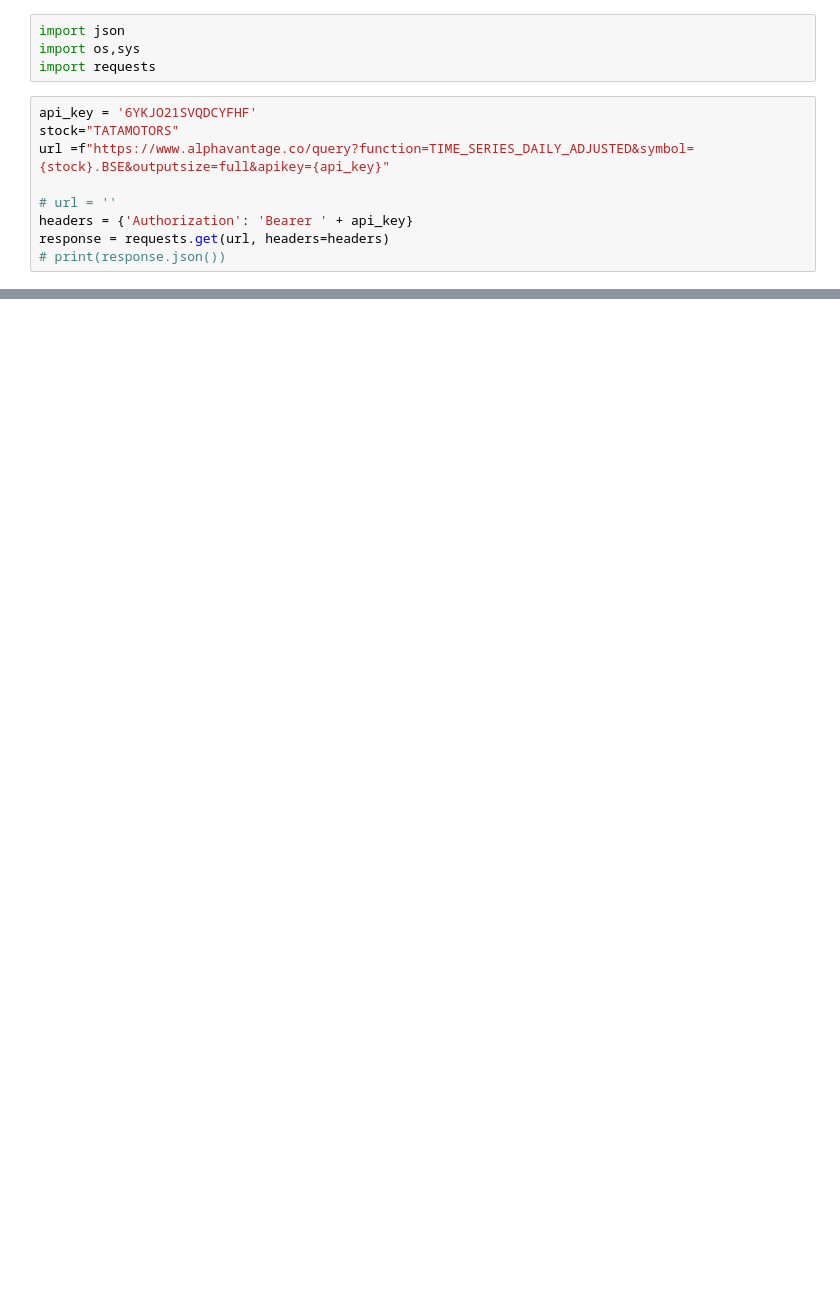
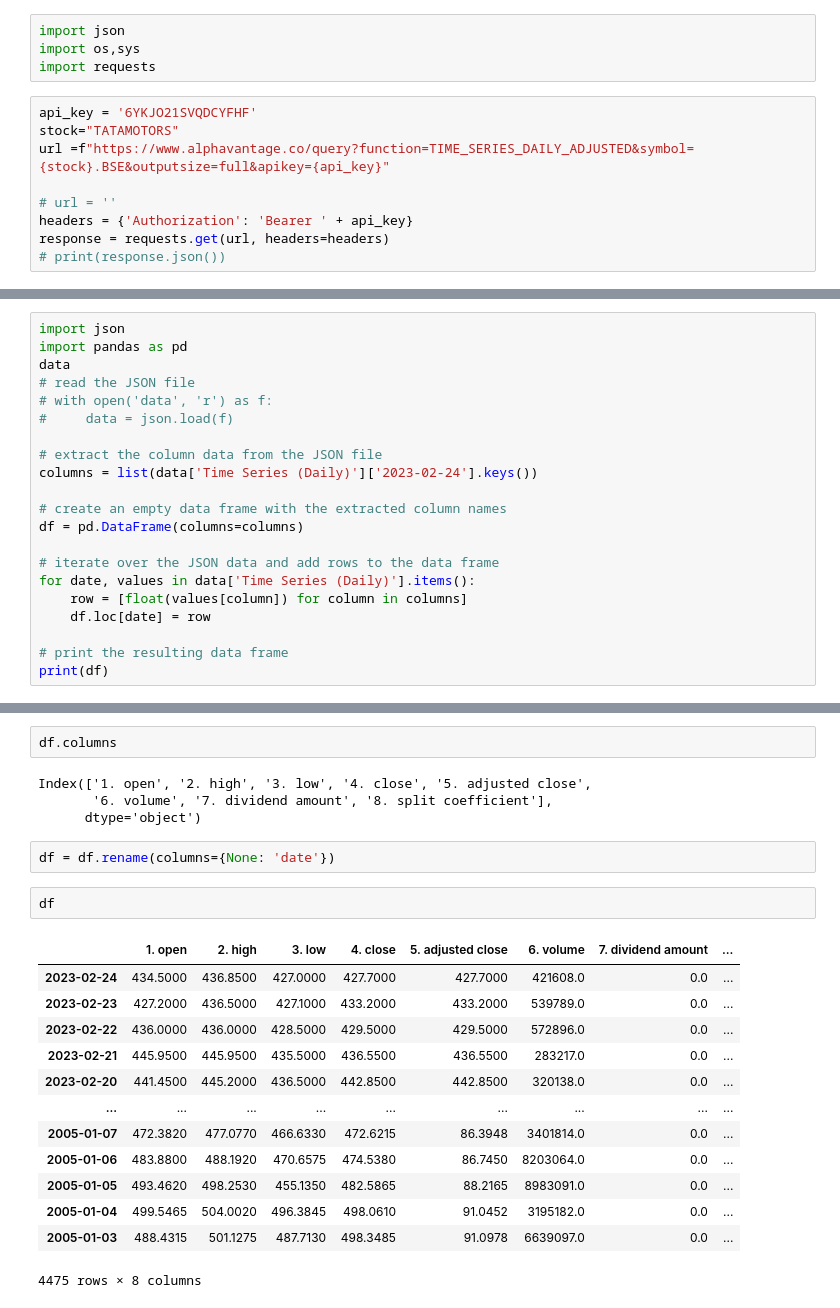
Before and after one commit to manish7065/Intern_finance, a Jupyter notebook: Notebook/trial.ipynb, the cells around one changed output, grey strips where cells are left out. Drawn from its saved outputs; the diff is of its cells as text; blank space fills up the shorter version.

Commit message:
Proper data frame in ipynb

```diff
--- a/Notebook/trial.ipynb
+++ b/Notebook/trial.ipynb
@@ -48,0 +162,21 @@ df
+# %%
+import json
+import pandas as pd
+data
+# read the JSON file
+# with open('data', 'r') as f:
+#     data = json.load(f)
+
+# extract the column data from the JSON file
+columns = list(data['Time Series (Daily)']['2023-02-24'].keys())
+
+# create an empty data frame with the extracted column names
+df = pd.DataFrame(columns=columns)
+
+# iterate over the JSON data and add rows to the data frame
+for date, values in data['Time Series (Daily)'].items():
+    row = [float(values[column]) for column in columns]
+    df.loc[date] = row
+
+# print the resulting data frame
+print(df)
@@ -48,0 +213,24 @@ df
+# %%
+df.columns
+# %% [output]
+Index(['1. open', '2. high', '3. low', '4. close', '5. adjusted close',
+       '6. volume', '7. dividend amount', '8. split coefficient'],
+      dtype='object')
+# %%
+df = df.rename(columns={None: 'date'})
+# %%
+df
+# %% [output]
+|  | 1. open | 2. high | 3. low | 4. close | 5. adjusted close | 6. volume | 7. dividend amount | ... |
+| 2023-02-24 | 434.5000 | 436.8500 | 427.0000 | 427.7000 | 427.7000 | 421608.0 | 0.0 | ... |
+| 2023-02-23 | 427.2000 | 436.5000 | 427.1000 | 433.2000 | 433.2000 | 539789.0 | 0.0 | ... |
+| 2023-02-22 | 436.0000 | 436.0000 | 428.5000 | 429.5000 | 429.5000 | 572896.0 | 0.0 | ... |
+| 2023-02-21 | 445.9500 | 445.9500 | 435.5000 | 436.5500 | 436.5500 | 283217.0 | 0.0 | ... |
+| 2023-02-20 | 441.4500 | 445.2000 | 436.5000 | 442.8500 | 442.8500 | 320138.0 | 0.0 | ... |
+| ... | ... | ... | ... | ... | ... | ... | ... | ... |
+| 2005-01-07 | 472.3820 | 477.0770 | 466.6330 | 472.6215 | 86.3948 | 3401814.0 | 0.0 | ... |
+| 2005-01-06 | 483.8800 | 488.1920 | 470.6575 | 474.5380 | 86.7450 | 8203064.0 | 0.0 | ... |
+| 2005-01-05 | 493.4620 | 498.2530 | 455.1350 | 482.5865 | 88.2165 | 8983091.0 | 0.0 | ... |
+| 2005-01-04 | 499.5465 | 504.0020 | 496.3845 | 498.0610 | 91.0452 | 3195182.0 | 0.0 | ... |
+| 2005-01-03 | 488.4315 | 501.1275 | 487.7130 | 498.3485 | 91.0978 | 6639097.0 | 0.0 | ... |
+4475 rows × 8 columns
```
Also changed, not shown: parts of 18 cells of this notebook, 5 other files.
